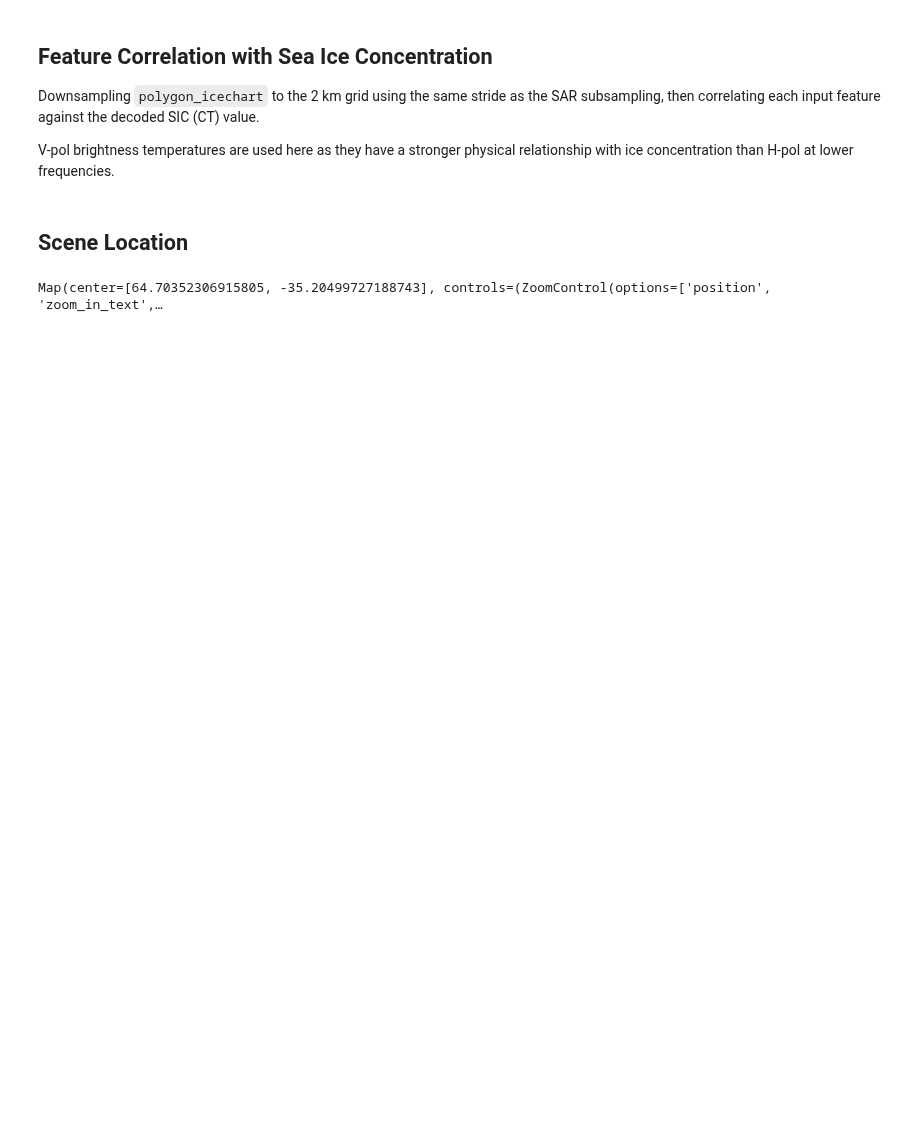
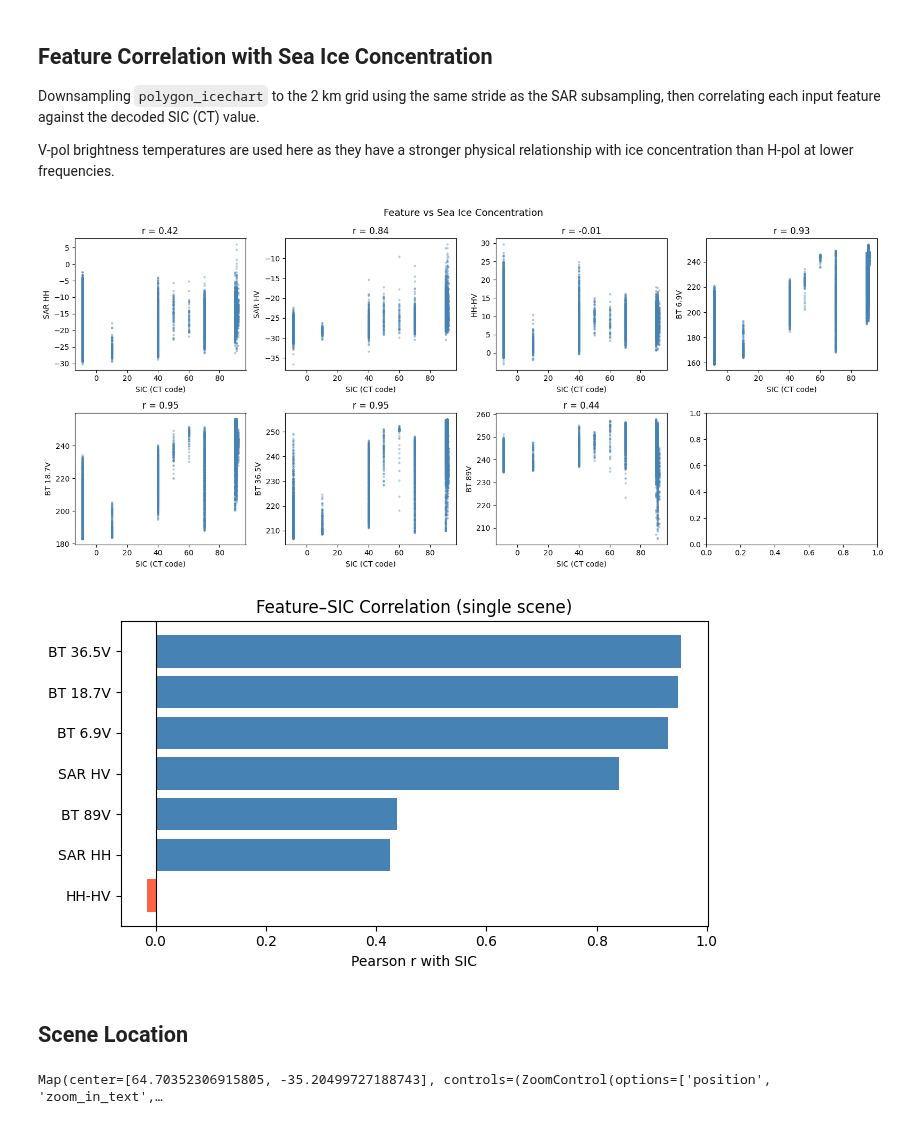
Before and after one commit to sparkgeo/arctic-showcase, a Jupyter notebook: notebooks/training_data_exploration/eda-raw-data.ipynb, the cells around one changed output. Cells and saved outputs as stored; diff of their text form; code cells hidden in the pictures; blank space fills up the shorter version.

```diff
--- a/notebooks/training_data_exploration/eda-raw-data.ipynb
+++ b/notebooks/training_data_exploration/eda-raw-data.ipynb
@@ -305,58 +285,54 @@ Downsampling `polygon_icechart` to the 2 km grid using the same stride as the SA
 
 V-pol brightness temperatures are used here as they have a stronger physical relationship with ice concentration than H-pol at lower frequencies.
 # %%
-# Block-average SAR and SIC image to the 2km grid
-h, w = data["nersc_sar_primary"].shape
+# Subsample SAR and SIC image to the 2km grid for spatial alignment with AMSR2/ERA5
+h, w     = data['nersc_sar_primary'].shape
 h_g, w_g = 200, 209
-rs, cs = h // h_g, w // w_g
+rs, cs   = h // h_g, w // w_g
 
+hh_s  = data['nersc_sar_primary'].values[::rs, ::cs][:h_g, :w_g]
+hv_s  = data['nersc_sar_secondary'].values[::rs, ::cs][:h_g, :w_g]
+sic_s = sic_img[::rs, ::cs][:h_g, :w_g]
 
-def block_mean(arr):
-    a = arr.astype(float)
-    return np.nanmean(a[: h_g * rs, : w_g * cs].reshape(h_g, rs, w_g, cs), axis=(1, 3))
+df_sl = pd.DataFrame({
+    'SIC':      sic_s.flatten(),
+    'SAR HH':   hh_s.flatten(),
+    'SAR HV':   hv_s.flatten(),
+    'HH-HV':    (hh_s - hv_s).flatten(),
+    'BT 6.9V':  data['btemp_6_9v'].values.flatten(),
+    'BT 18.7V': data['btemp_18_7v'].values.flatten(),
+    'BT 36.5V': data['btemp_36_5v'].values.flatten(),
+    'BT 89V':   data['btemp_89_0v'].values.flatten(),
+}).dropna()
 
-
-hh_s = block_mean(data["nersc_sar_primary"].values)
-hv_s = block_mean(data["nersc_sar_secondary"].values)
-sic_s = block_mean(sic_img)
-
-df_sl = pd.DataFrame(
-    {
-        "SIC": sic_s.flatten(),
-        "SAR HH": hh_s.flatten(),
-        "SAR HV": hv_s.flatten(),
-        "HH-HV": (hh_s - hv_s).flatten(),
-        "BT 6.9V": data["btemp_6_9v"].values.flatten(),
-        "BT 18.7V": data["btemp_18_7v"].values.flatten(),
-        "BT 36.5V": data["btemp_36_5v"].values.flatten(),
-        "BT 89V": data["btemp_89_0v"].values.flatten(),
-    }
-).dropna()
-
-features = [c for c in df_sl.columns if c != "SIC"]
+features = [c for c in df_sl.columns if c != 'SIC']
 
 fig, axes = plt.subplots(2, 4, figsize=(16, 7))
 for ax, col in zip(axes.flat, features):
-    ax.scatter(df_sl["SIC"], df_sl[col], alpha=0.3, s=5, color="steelblue")
-    r = df_sl["SIC"].corr(df_sl[col])
-    ax.set_xlabel("SIC (CT code)")
+    ax.scatter(df_sl['SIC'], df_sl[col], alpha=0.3, s=5, color='steelblue')
+    r = df_sl['SIC'].corr(df_sl[col])
+    ax.set_xlabel('SIC (CT code)')
     ax.set_ylabel(col)
-    ax.set_title(f"r = {r:.2f}")
+    ax.set_title(f'r = {r:.2f}')
 
-plt.suptitle("Feature vs Sea Ice Concentration (SAR block-averaged to 2 km grid)", fontsize=13)
+plt.suptitle('Feature vs Sea Ice Concentration', fontsize=13)
 plt.tight_layout()
 plt.show()
 
-r_vals = df_sl.corr()["SIC"].drop("SIC").sort_values()
-colors = ["tomato" if v < 0 else "steelblue" for v in r_vals]
+# Summary correlation bar chart
+r_vals = df_sl.corr()['SIC'].drop('SIC').sort_values()
+colors = ['tomato' if v < 0 else 'steelblue' for v in r_vals]
 
 fig, ax = plt.subplots(figsize=(7, 4))
 ax.barh(r_vals.index, r_vals.values, color=colors)
-ax.axvline(0, color="black", linewidth=0.8)
-ax.set_xlabel("Pearson r with SIC")
-ax.set_title("Feature–SIC Correlation (single scene)")
+ax.axvline(0, color='black', linewidth=0.8)
+ax.set_xlabel('Pearson r with SIC')
+ax.set_title('Feature–SIC Correlation (single scene)')
 plt.tight_layout()
 plt.show()
+# %% [output]
+[figure, added]
+[figure, added]
 # %% [markdown]
 ## Scene Location
 # %%
```
Also changed, not shown: parts of 10 cells of this notebook, 10 other files.
